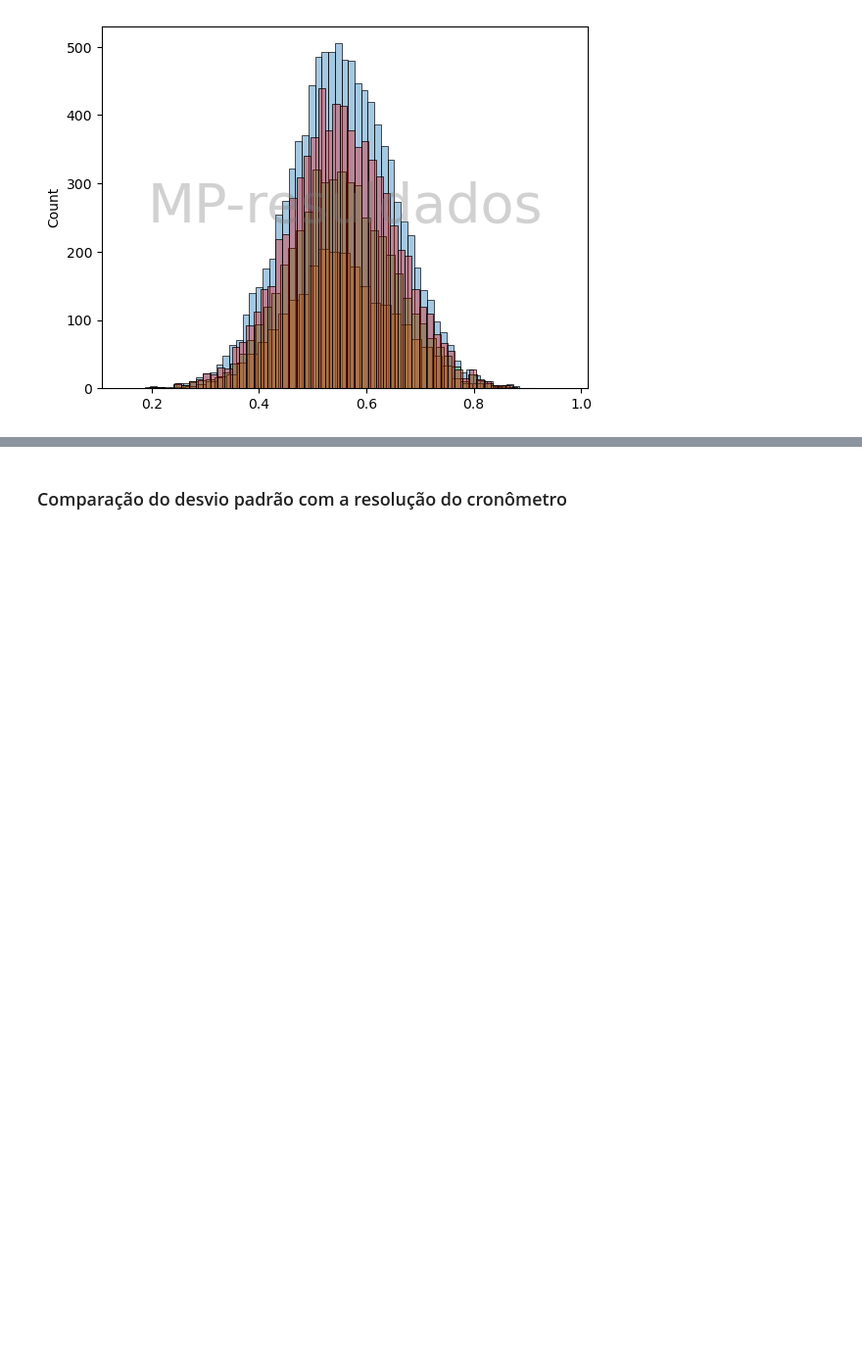
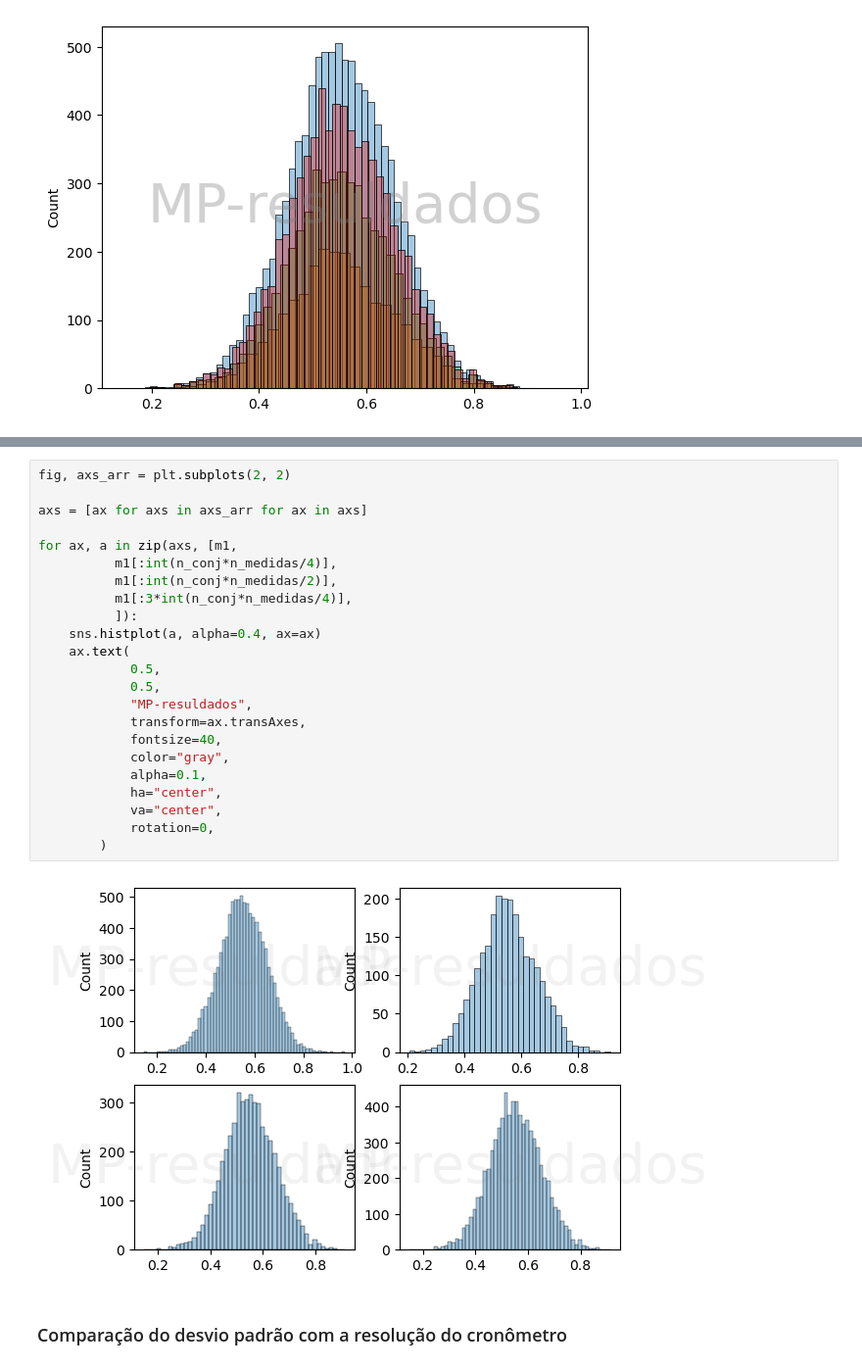
Before and after one commit to mp-resuldados/queda-livre, a Jupyter notebook: calculos.ipynb, the cells around one changed output, grey strips where cells are left out. Shown: that part at 98% size. Cells and saved outputs as stored; diff of their text form; blank space fills up the shorter version.

Commit message:
alteração nos histogramas

```diff
--- a/calculos.ipynb
+++ b/calculos.ipynb
@@ -178,3 +193,28 @@ for a in [m1,
+# %%
+fig, axs_arr = plt.subplots(2, 2)
+
+axs = [ax for axs in axs_arr for ax in axs]
+
+for ax, a in zip(axs, [m1,
+          m1[:int(n_conj*n_medidas/4)],
+          m1[:int(n_conj*n_medidas/2)],
+          m1[:3*int(n_conj*n_medidas/4)],
+          ]):
+    sns.histplot(a, alpha=0.4, ax=ax)
+    ax.text(
+            0.5,
+            0.5,
+            "MP-resuldados",
+            transform=ax.transAxes,
+            fontsize=40,
+            color="gray",
+            alpha=0.1,
+            ha="center",
+            va="center",
+            rotation=0,
+        )
+# %% [output]
+[figure, added]
 # %% [markdown]
 ### Comparação do desvio padrão com a resolução do cronômetro
 # %%
```
Also changed, not shown: parts of 1 cell of this notebook, 1 other file.
